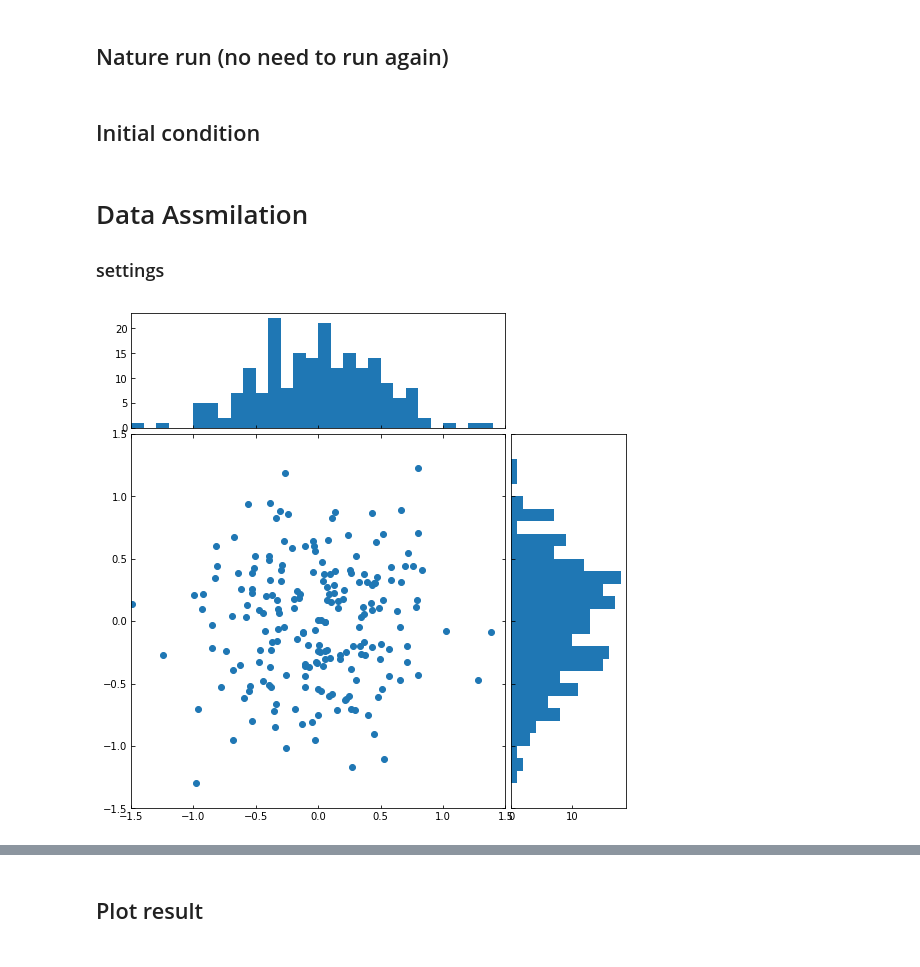
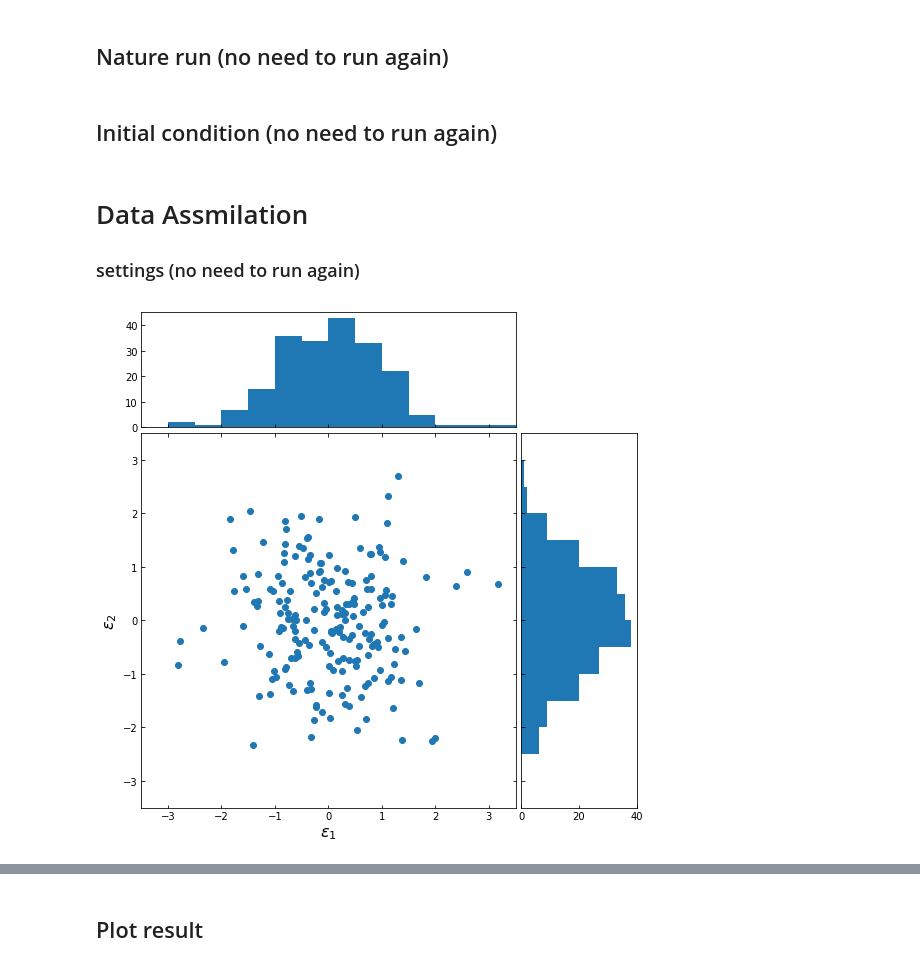
Before and after one commit to noodles870727/DA_project, a Jupyter notebook: DA_code.ipynb, the cells around one changed output, grey strips where cells are left out. Saved outputs shown, nothing was run; the diff lists cells and outputs as text; code cells hidden in the pictures.

```diff
--- a/DA_code.ipynb
+++ b/DA_code.ipynb
@@ -46,7 +54,7 @@ while solver.successful() and tt <= nT:
 # save data
 np.savetxt('x_t.txt', x_t_save)
 # %% [markdown]
-## Initial condition
+## Initial condition (no need to run again)
 # %%
 # settings of spin-up
 sigma_x0 = 0.1  # size of initial perturpation
@@ -64,25 +72,29 @@ x_a_init = np.array(solver.y, dtype='f8')
 np.savetxt('x_a_init.txt', x_a_init)
 # %% [markdown]
 # Data Assmilation
-### settings
+### settings  (no need to run again)
 # %%
 # load initial condition
 x_a_init = np.genfromtxt('x_a_init.txt')
-#x_a_init = np.genfromtxt('x_t.txt')[0] + 1.e-4  # using nature run value plus a small error (for test purpose)
-# initial x_a: from x_a_init
 x_a_save = np.array([x_a_init])
 
 # load observations
 x_t = np.genfromtxt('x_t.txt')
-noise = np.random.normal(0, 0.5, x_t.shape)
+noise = np.random.normal(0, 1, x_t.shape) ## can change the error
 y_o_save = x_t + noise  ###  Add random normal errors to the values in the nature run to create (a complete set of) simulated (synthetic) observations.
+np.savetxt('y_o_save.txt', y_o_save)
 
+bad_obs = [5,9,10,22,27] #list(np.random.choice(40, 5))
+bad_add = np.zeros((201,40))
+for i in range(201):
+    for j in range(40):
+        if j in bad_obs:
+            bad_add[i,j] = np.random.choice([0, 1])*(np.random.randn(1)[0]*3)
 
-# initial x_b: no values at the initial time (assign NaN)
-x_b_save = np.full((1,N), np.nan, dtype='f8')
+y_o_save_bad = y_o_save + bad_add
+np.savetxt('y_o_save_bad.txt', y_o_save_bad)
 
 ## Check the observation error distribution and correlation
-#plt.scatter(y_o_save[:,0],y_o_save[:,1])
 e_1k = (y_o_save-x_t)[:,1]
 e_2k = (y_o_save-x_t)[:,2]
 
@@ -90,37 +102,36 @@ e_2k = (y_o_save-x_t)[:,2]
 left, width = 0.1, 0.65
 bottom, height = 0.1, 0.65
 spacing = 0.01
-
 rect_scatter = [left, bottom, width, height]
 rect_histx = [left, bottom + height + spacing, width, 0.2]
 rect_histy = [left + width + spacing, bottom, 0.2, height]
 
 # start with a rectangular Figure
 plt.figure(figsize=(8, 8))
-
 ax_scatter = plt.axes(rect_scatter)
+plt.xlabel('$\epsilon_1$',fontsize = 16)
+plt.ylabel('$\epsilon_2$',fontsize = 16)
 ax_scatter.tick_params(direction='in', top=True, right=True)
 ax_histx = plt.axes(rect_histx)
 ax_histx.tick_params(direction='in', labelbottom=False)
 ax_histy = plt.axes(rect_histy)
 ax_histy.tick_params(direction='in', labelleft=False)
 
 # the scatter plot:
 ax_scatter.scatter(e_1k, e_2k)
 
 # now determine nice limits by hand:
-binwidth = 0.1
+binwidth = 0.5
 lim = np.ceil(np.abs([e_1k, e_2k]).max() / binwidth) * binwidth
 ax_scatter.set_xlim((-lim, lim))
 ax_scatter.set_ylim((-lim, lim))
-
 bins = np.arange(-lim, lim + binwidth, binwidth)
 ax_histx.hist(e_1k, bins=bins)
 ax_histy.hist(e_2k, bins=bins, orientation='horizontal')
 
 ax_histx.set_xlim(ax_scatter.get_xlim())
 ax_histy.set_ylim(ax_scatter.get_ylim())
-
+#plt.savefig('checkrandom.png')
 plt.show()
 # %% [output]
-[figure, old version]
+[figure, new version]
```
Also changed, not shown: parts of 38 cells of this notebook.
